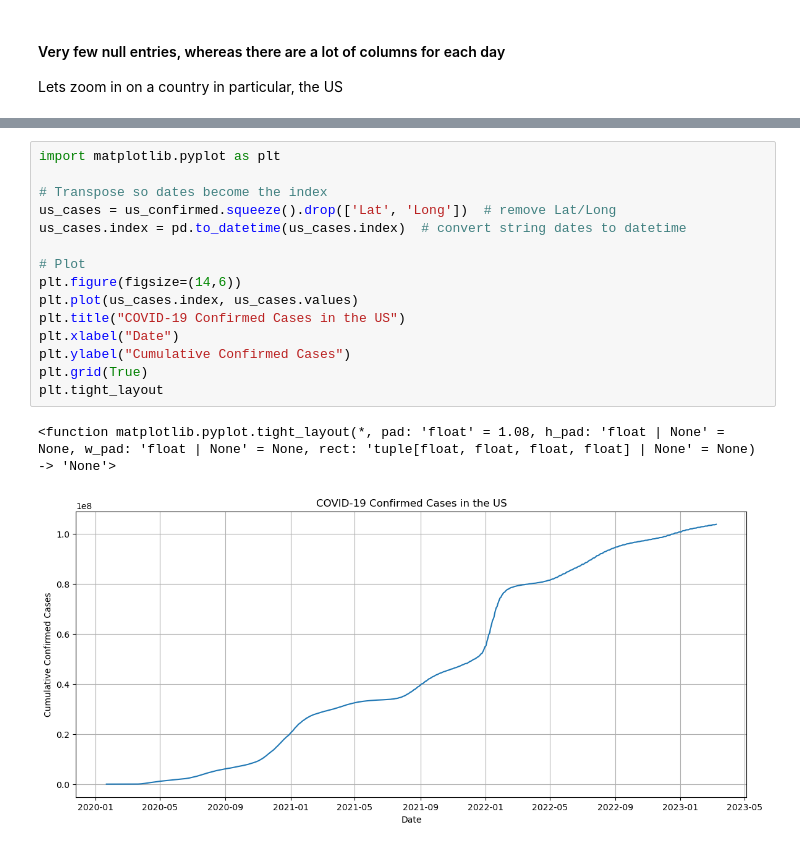
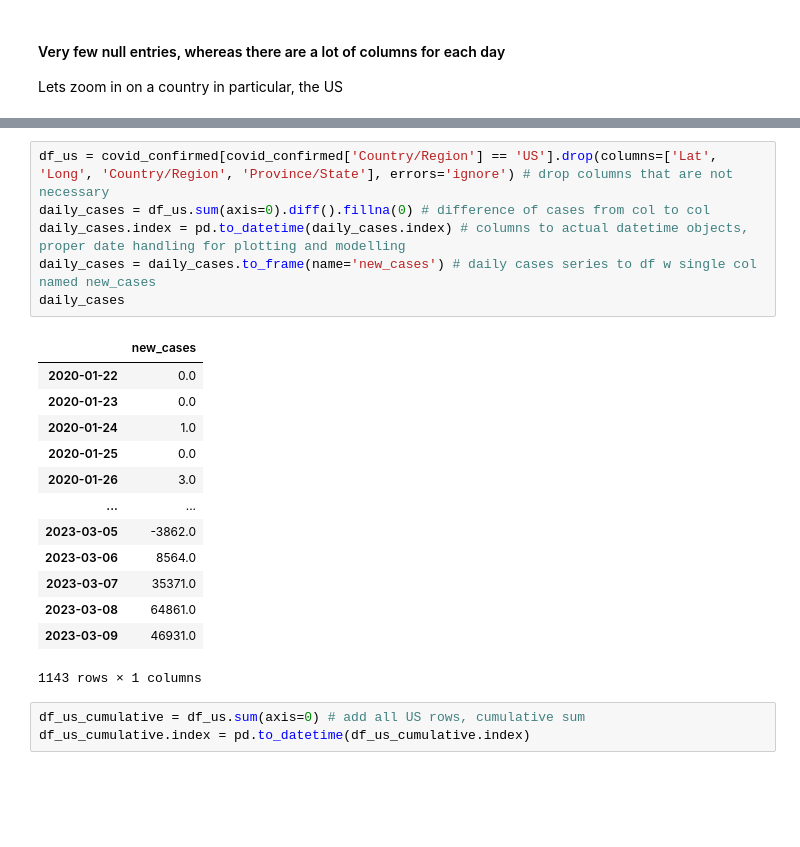
Before and after one commit to RaghavDewangan/Covid-Outbreak-Prediction, a Jupyter notebook: pred.ipynb, the cells around one changed output, grey strips where cells are left out. Saved outputs shown, nothing was run; the diff lists cells and outputs as text; blank space fills up the shorter version.

```diff
--- a/pred.ipynb
+++ b/pred.ipynb
@@ -53,18 +41,23 @@ us_confirmed
-# %%
-import matplotlib.pyplot as plt
-
-# Transpose so dates become the index
-us_cases = us_confirmed.squeeze().drop(['Lat', 'Long'])  # remove Lat/Long
-us_cases.index = pd.to_datetime(us_cases.index)  # convert string dates to datetime
-
-# Plot
-plt.figure(figsize=(14,6))
-plt.plot(us_cases.index, us_cases.values)
-plt.title("COVID-19 Confirmed Cases in the US")
-plt.xlabel("Date")
-plt.ylabel("Cumulative Confirmed Cases")
-plt.grid(True)
-plt.tight_layout
-# %% [output]
-<function matplotlib.pyplot.tight_layout(*, pad: 'float' = 1.08, h_pad: 'float | None' = None, w_pad: 'float | None' = None, rect: 'tuple[float, float, float, float] | None' = None) -> 'None'>
-[figure, removed]
+# %%
+df_us = covid_confirmed[covid_confirmed['Country/Region'] == 'US'].drop(columns=['Lat', 'Long', 'Country/Region', 'Province/State'], errors='ignore') # drop columns that are not necessary
+daily_cases = df_us.sum(axis=0).diff().fillna(0) # difference of cases from col to col
+daily_cases.index = pd.to_datetime(daily_cases.index) # columns to actual datetime objects, proper date handling for plotting and modelling
+daily_cases = daily_cases.to_frame(name='new_cases') # daily cases series to df w single col named new_cases
+daily_cases
+# %% [output]
+|  | new_cases |
+| 2020-01-22 | 0.0 |
+| 2020-01-23 | 0.0 |
+| 2020-01-24 | 1.0 |
+| 2020-01-25 | 0.0 |
+| 2020-01-26 | 3.0 |
+| ... | ... |
+| 2023-03-05 | -3862.0 |
+| 2023-03-06 | 8564.0 |
+| 2023-03-07 | 35371.0 |
+| 2023-03-08 | 64861.0 |
+| 2023-03-09 | 46931.0 |
+1143 rows × 1 columns
+# %%
+df_us_cumulative = df_us.sum(axis=0) # add all US rows, cumulative sum
+df_us_cumulative.index = pd.to_datetime(df_us_cumulative.index)
```
Also changed, not shown: parts of 4 cells of this notebook.
